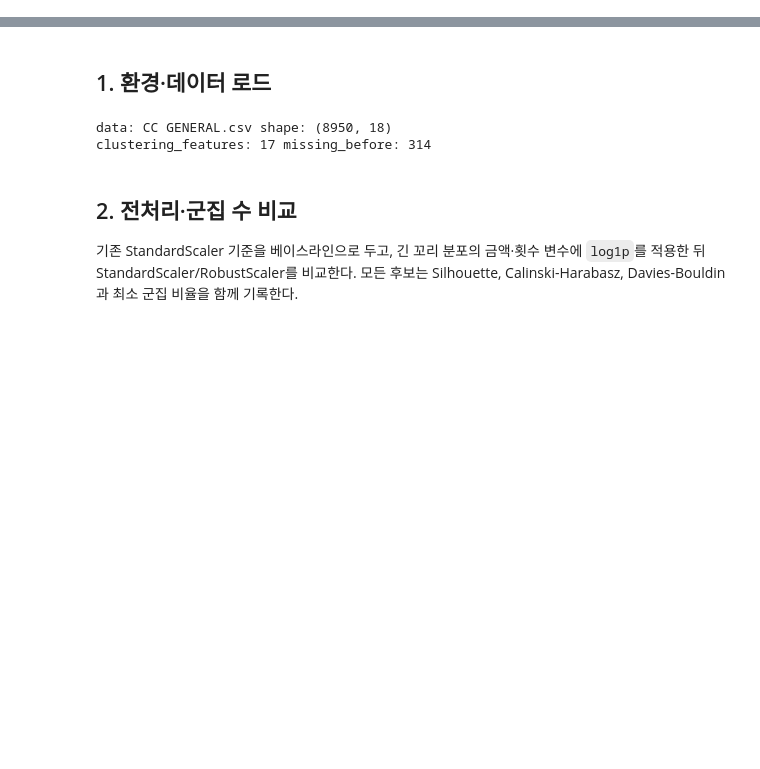
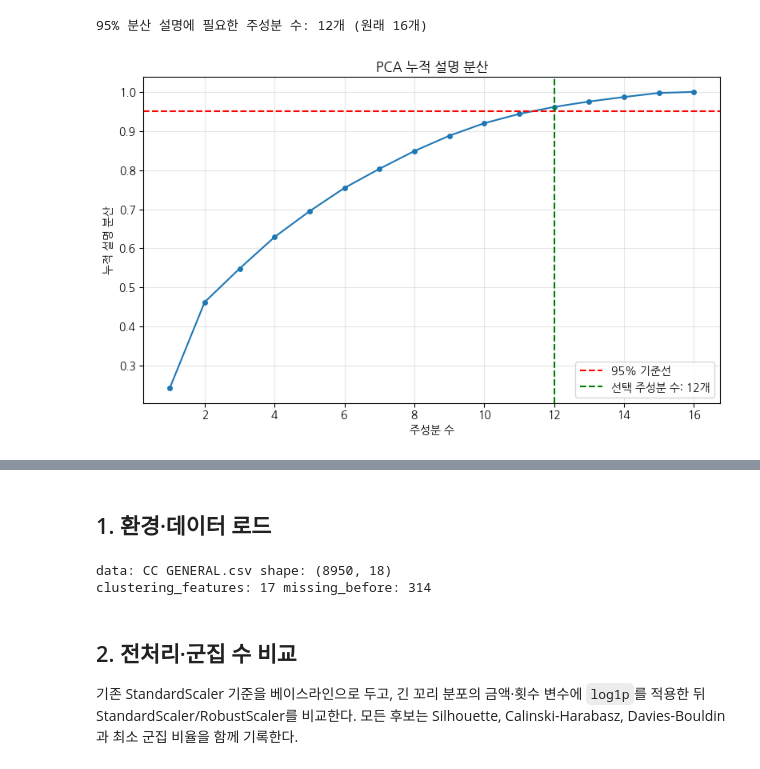
Before and after one commit to justkeepintouch00/DF-Machine-Learning-project, a Jupyter notebook: unsupervised/credit_card_segmentation.ipynb, the cells around one changed output, grey strips where cells are left out. Drawn from its saved outputs; the diff is of its cells as text; code cells hidden in the pictures; blank space fills up the shorter version.

```diff
--- a/unsupervised/credit_card_segmentation.ipynb
+++ b/unsupervised/credit_card_segmentation.ipynb
@@ -0,0 +255,9 @@
+# %%
+X = df_scaled.drop(columns = ['PURCHASES']) # x에 정답을 제외시켜주기
+y = (df_scaled['PURCHASES'] > 0).astype(int) # 0보다 크면(>) True -> 1, 0보다 작거나 같으면(<=) -> 0
+
+
+X_train, X_test, y_train, y_test = train_test_split(X, y, test_size = 0.2, random_state = 42) # random_state : 매던 똑같은 랜덤 값으로 나눔
+
+print(f"X_train: {X_train.shape}, X_test: {X_test.shape}")
+print(f"저지출(0): {sum(y==0)}명, 고지출(1): {sum(y==1)}명")
@@ -0,0 +267,12 @@
+# %%
+from sklearn.linear_model import LogisticRegression
+from sklearn.metrics import accuracy_score, classification_report
+
+model = LogisticRegression(max_iter=10000, random_state=42)
+model.fit(X_train, y_train)
+pred = model.predict(X_test)
+
+print("=== PCA 적용 전 ===")
+print(f"변수 수: {X_train.shape[1]}개")
+print(f"정확도: {accuracy_score(y_test, pred):.4f}")
+print(classification_report(y_test, pred))
@@ -0,0 +291,27 @@
+# %%
+import koreanize_matplotlib
+from sklearn.decomposition import PCA
+import matplotlib.pyplot as plt
+
+pca = PCA()
+pca.fit(X_train)
+
+cumsum = np.cumsum(pca.explained_variance_ratio_)
+n_components = np.argmax(cumsum >= 0.95) + 1
+print(f"95% 분산 설명에 필요한 주성분 수: {n_components}개 (원래 {X_train.shape[1]}개)")
+
+plt.figure(figsize=(8, 5))
+plt.plot(range(1, len(cumsum)+1), cumsum, marker='o', markersize=4)
+plt.axhline(y=0.95, color='red', linestyle='--', label='95% 기준선')
+plt.axvline(x=n_components, color='green', linestyle='--', label=f'선택 주성분 수: {n_components}개')
+plt.xlabel('주성분 수')
+plt.ylabel('누적 설명 분산')
+plt.title('PCA 누적 설명 분산')
+plt.legend()
+plt.grid(alpha=0.3)
+plt.tight_layout()
+plt.savefig('pca_variance.png', dpi=150)
+plt.show()
+# %% [output]
+95% 분산 설명에 필요한 주성분 수: 12개 (원래 16개)
+[figure, added]
```
Also changed, not shown: parts of 50 cells of this notebook, 16 other files.
